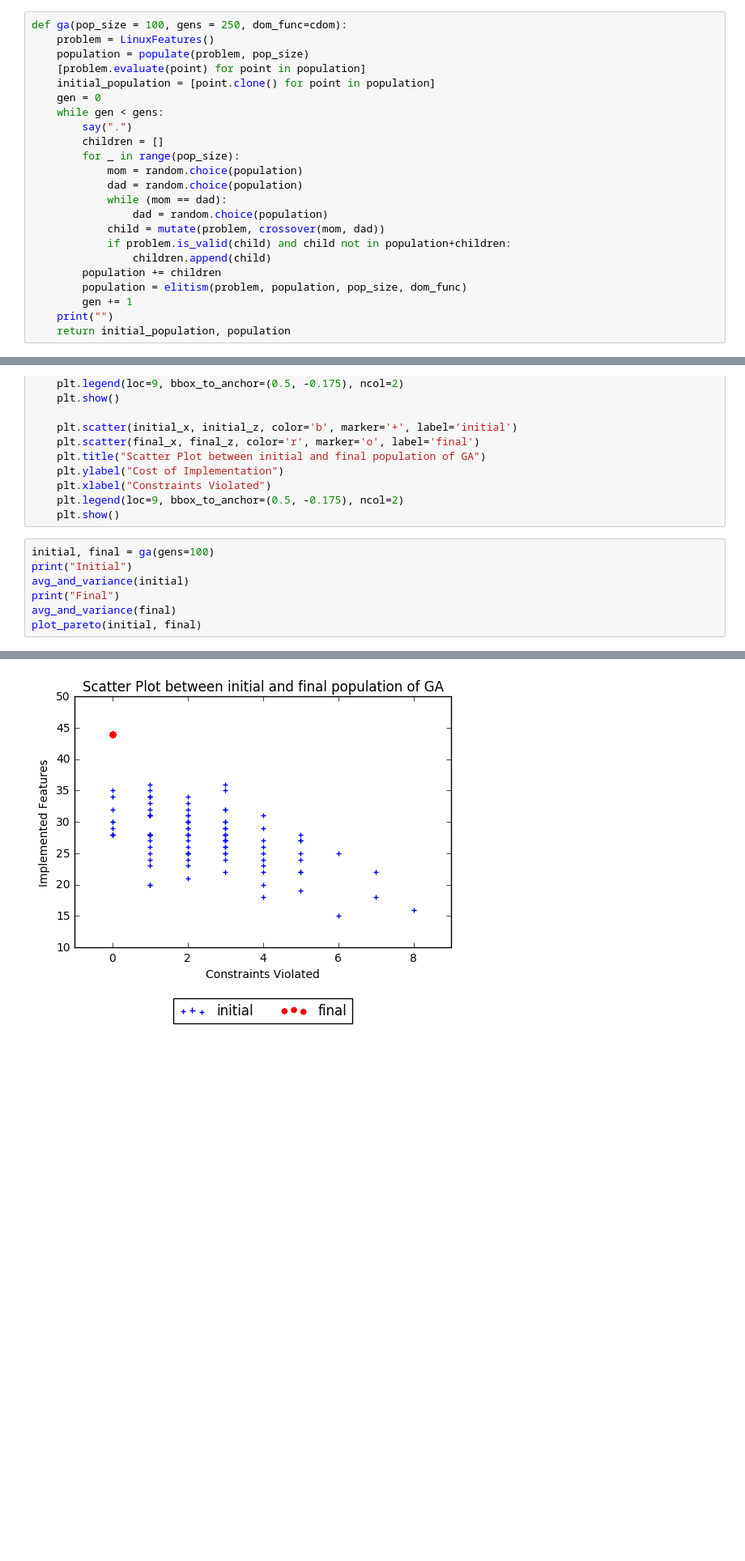
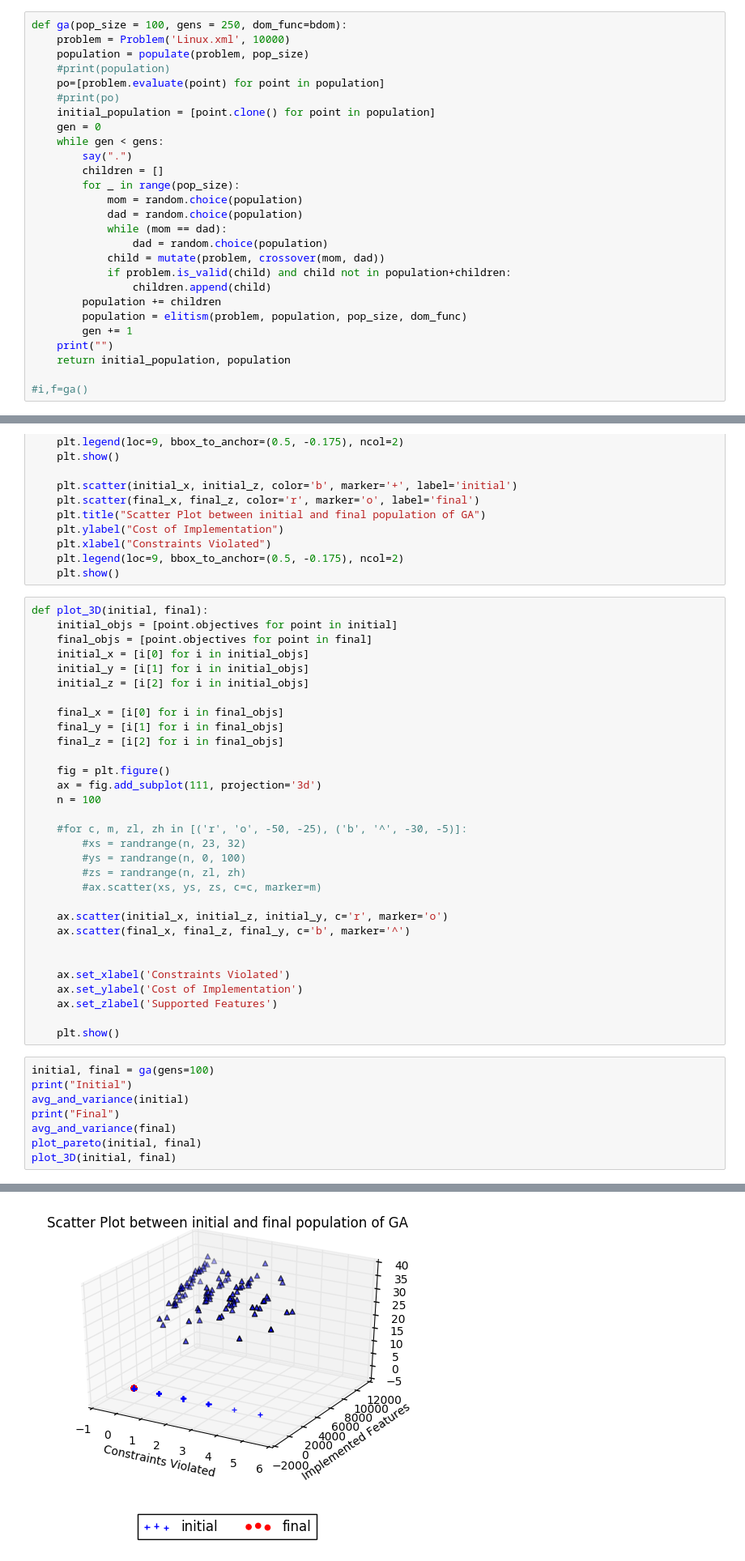
Before and after one commit to arjunaugustine/fss16ASE, a Jupyter notebook: _project/Model.ipynb, the cells around one changed output, grey strips where cells are left out. Shown: that part at 81% size. Cells and saved outputs as stored; diff of their text form; blank space fills up the shorter version.

```diff
--- a/_project/Model.ipynb
+++ b/_project/Model.ipynb
@@ -432,10 +251,12 @@ def avg_and_variance(populations):
     print(variances)
     return avgs, variances
 # %%
-def ga(pop_size = 100, gens = 250, dom_func=cdom):
-    problem = LinuxFeatures()
+def ga(pop_size = 100, gens = 250, dom_func=bdom):
+    problem = Problem('Linux.xml', 10000)
     population = populate(problem, pop_size)
-    [problem.evaluate(point) for point in population]
+    #print(population)
+    po=[problem.evaluate(point) for point in population]
+    #print(po)
     initial_population = [point.clone() for point in population]
     gen = 0
     while gen < gens:
@@ -454,6 +275,8 @@ def ga(pop_size = 100, gens = 250, dom_func=cdom):
         gen += 1
     print("")
     return initial_population, population
+
+#i,f=ga()
 # %%
 def plot_pareto(initial, final):
     initial_objs = [point.objectives for point in initial]
@@ -489,6 +312,37 @@ def plot_pareto(initial, final):
     plt.xlabel("Constraints Violated")
     plt.legend(loc=9, bbox_to_anchor=(0.5, -0.175), ncol=2)
     plt.show()
+# %%
+def plot_3D(initial, final):
+    initial_objs = [point.objectives for point in initial]
+    final_objs = [point.objectives for point in final]
+    initial_x = [i[0] for i in initial_objs]
+    initial_y = [i[1] for i in initial_objs]
+    initial_z = [i[2] for i in initial_objs]
+
+    final_x = [i[0] for i in final_objs]
+    final_y = [i[1] for i in final_objs]
+    final_z = [i[2] for i in final_objs]
+
+    fig = plt.figure()
+    ax = fig.add_subplot(111, projection='3d')
+    n = 100
+
+    #for c, m, zl, zh in [('r', 'o', -50, -25), ('b', '^', -30, -5)]:
+        #xs = randrange(n, 23, 32)
+        #ys = randrange(n, 0, 100)
+        #zs = randrange(n, zl, zh)
+        #ax.scatter(xs, ys, zs, c=c, marker=m)
+
+    ax.scatter(initial_x, initial_z, initial_y, c='r', marker='o')
+    ax.scatter(final_x, final_z, final_y, c='b', marker='^')
+
+
+    ax.set_xlabel('Constraints Violated')
+    ax.set_ylabel('Cost of Implementation')
+    ax.set_zlabel('Supported Features')
+
+    plt.show()
 # %%
 initial, final = ga(gens=100)
 print("Initial")
@@ -496,6 +350,7 @@ avg_and_variance(initial)
 print("Final")
 avg_and_variance(final)
 plot_pareto(initial, final)
+plot_3D(initial, final)
 # %% [output]
 ....................................................................................................
 Initial
@@ -507 +362 @@ Final
-[figure, old version]
+[figure, new version]
```
Also changed, not shown: parts of 8 cells of this notebook, 6 other files.
